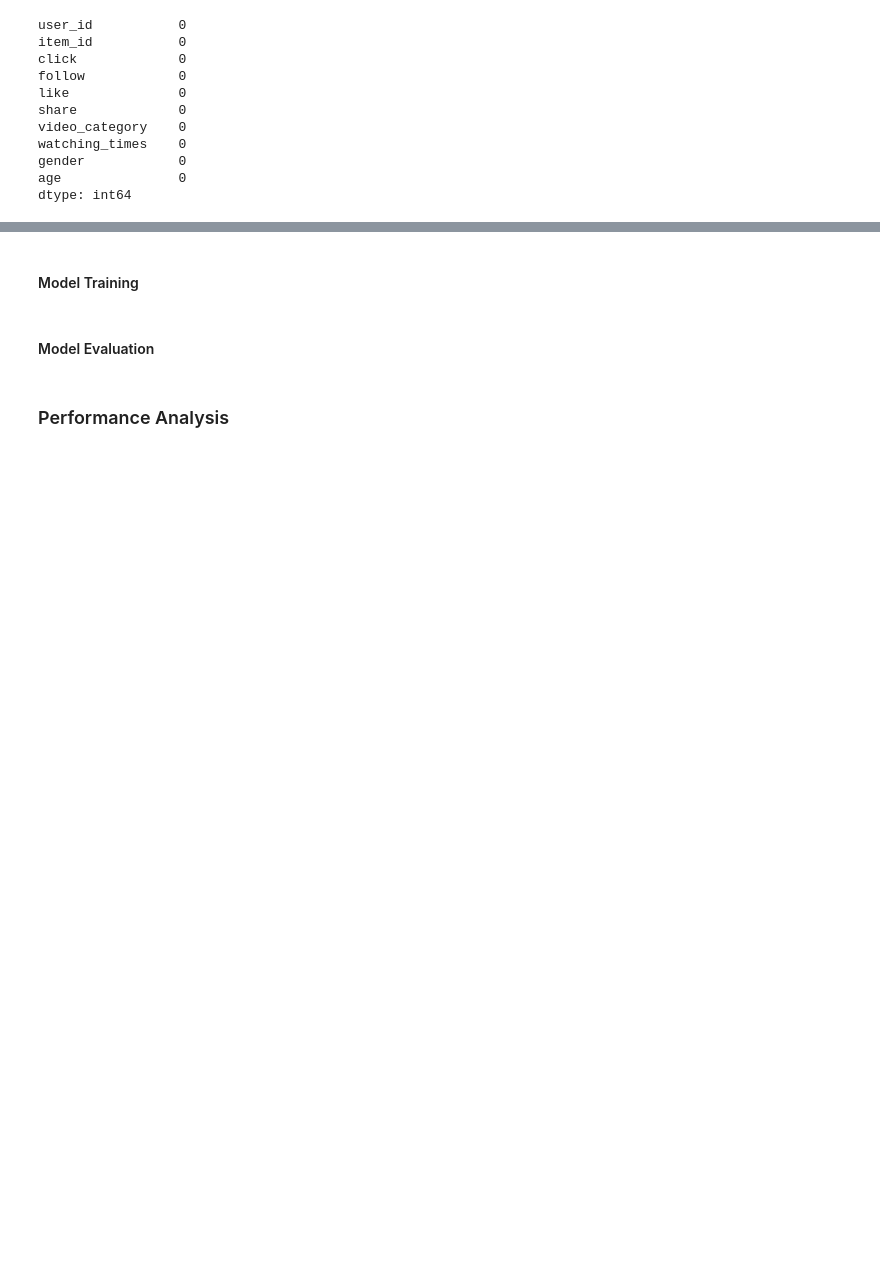
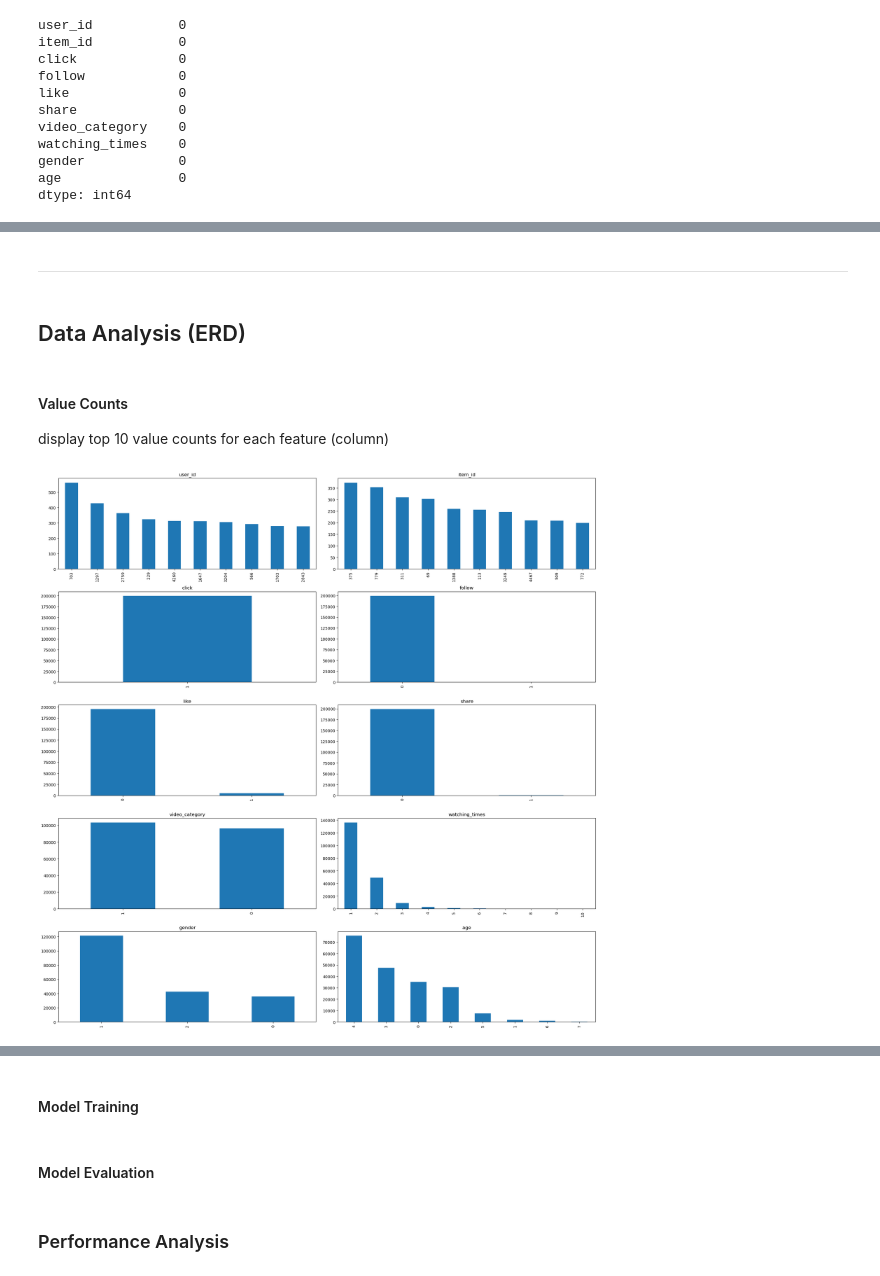
Before and after one commit to YaraElzahy/Tenrec-Session-Base-Recommendation-System, a Jupyter notebook: project.ipynb, the cells around one changed output, grey strips where cells are left out. Saved outputs shown, nothing was run; the diff lists cells and outputs as text; code cells hidden in the pictures; blank space fills up the shorter version.

```diff
--- a/project.ipynb
+++ b/project.ipynb
@@ -309,0 +243,11 @@ If you have access to additional information or if there are any specific patter
+# %% [markdown]
+---
+# %% [markdown]
+## Data Analysis (ERD)
+# %% [markdown]
+#### Value Counts
+display top 10 value counts for each feature (column)
+# %%
+display_value_counts_bar(data, 2)
+# %% [output]
+[figure, added]
```
Also changed, not shown: parts of 130 cells of this notebook, 1 other file.
